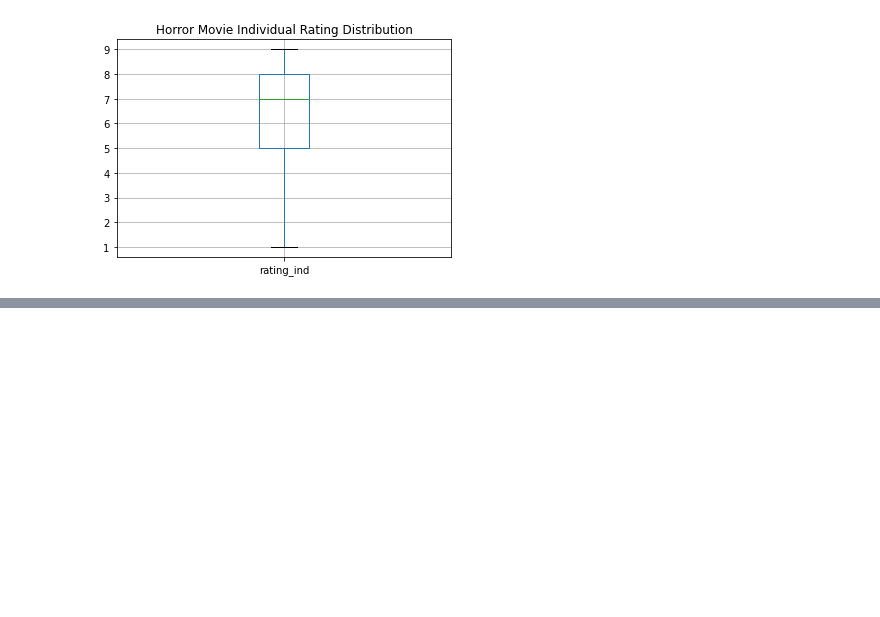
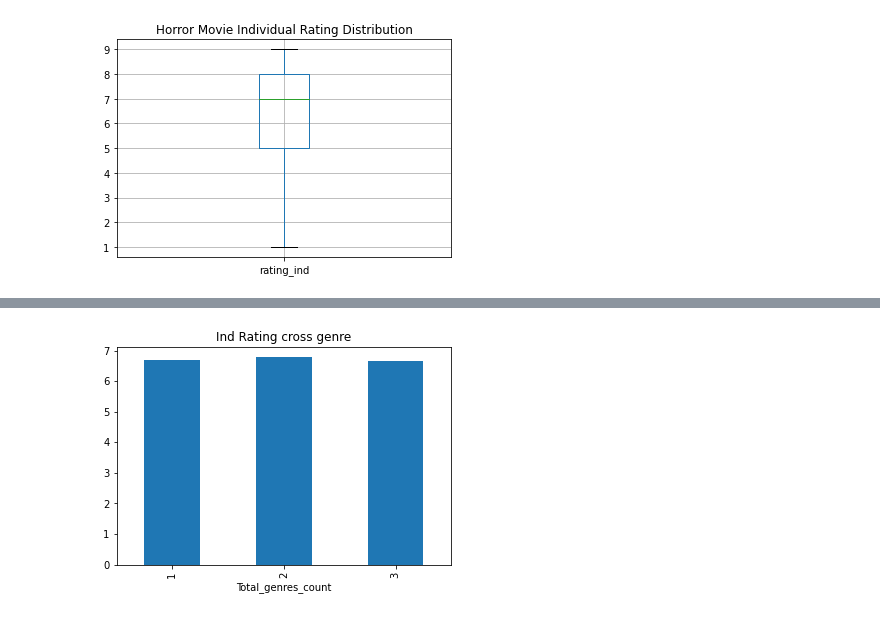
Before and after one commit to williampryor/IMDB_Machine_Learning_Sentiment_Analysis, a Jupyter notebook: Data Visulization about Movies.ipynb, the cells around one changed output, grey strips where cells are left out. Cells and saved outputs as stored; diff of their text form; code cells hidden in the pictures; blank space fills up the shorter version.

```diff
--- a/Data Visulization about Movies.ipynb
+++ b/Data Visulization about Movies.ipynb
@@ -608,0 +661,7 @@ plt.show()
+# %%
+ind_review_c_genre.plot(kind='bar')
+plt.title("Ind Rating cross genre")
+plt.savefig("Image\genres ind rating.png")
+plt.show()
+# %% [output]
+[figure, added]
```
Also changed, not shown: parts of 62 cells of this notebook, 27 other files.
